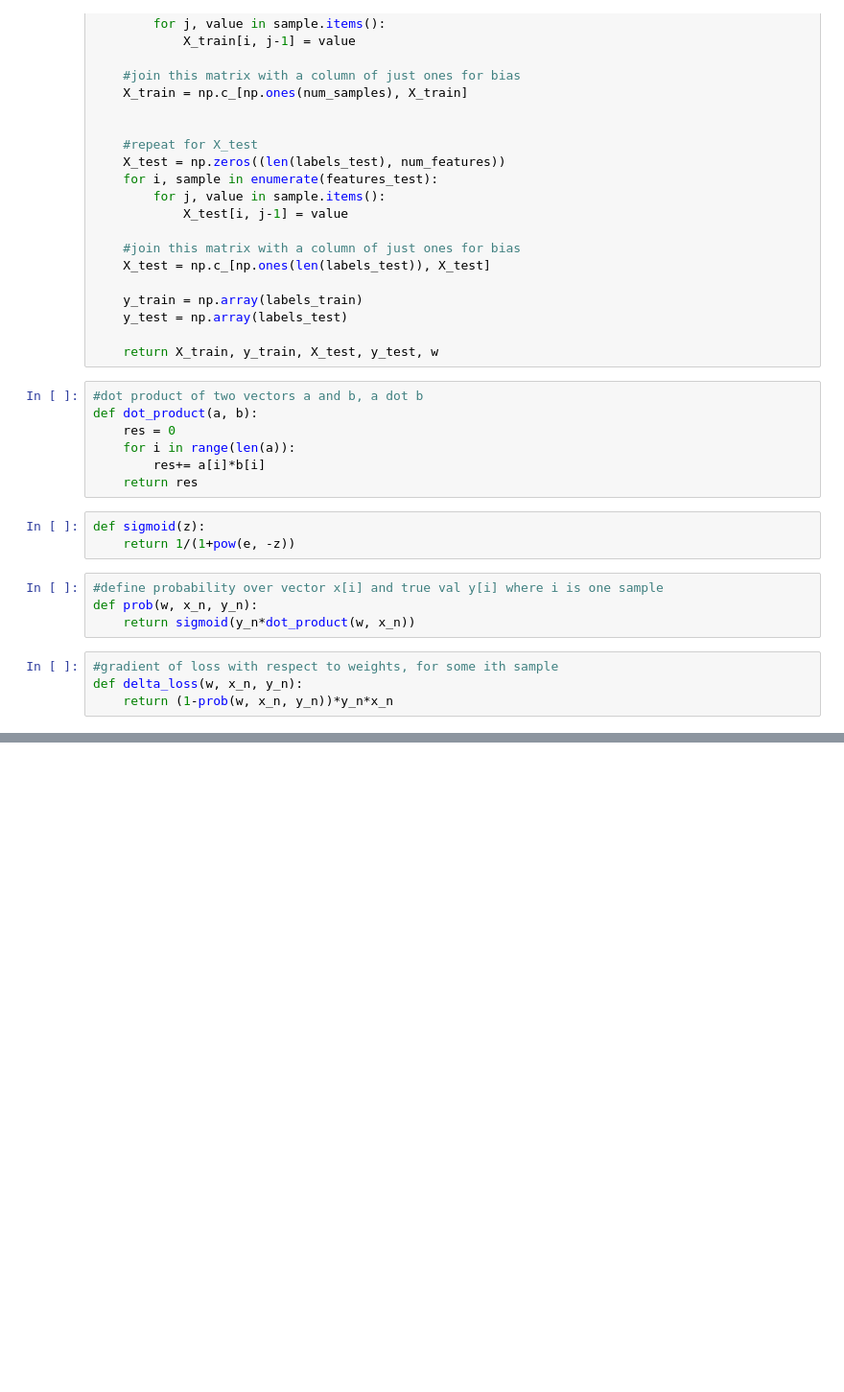
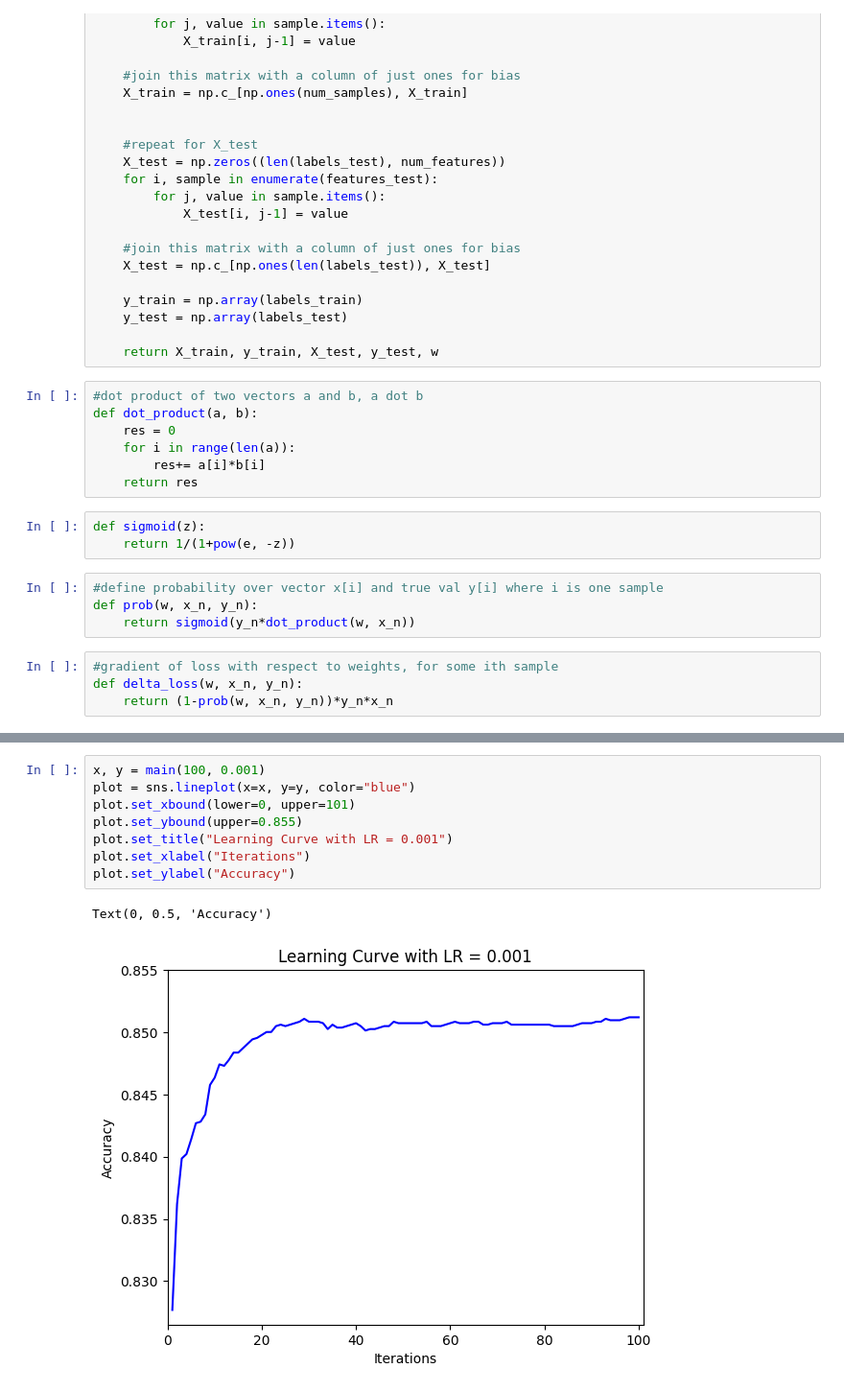
Before and after one commit to lin-yang-2713/ai-mini-projects, a Jupyter notebook: hw5/logit_regression.ipynb, the cells around one changed output, grey strips where cells are left out. Shown at 96% size. Cells and saved outputs as stored; diff of their text form; blank space fills up the shorter version.

```diff
--- a/hw5/logit_regression.ipynb
+++ b/hw5/logit_regression.ipynb
@@ -131,0 +166,11 @@ main()
+# %%
+x, y = main(100, 0.001)
+plot = sns.lineplot(x=x, y=y, color="blue")
+plot.set_xbound(lower=0, upper=101)
+plot.set_ybound(upper=0.855)
+plot.set_title("Learning Curve with LR = 0.001")
+plot.set_xlabel("Iterations")
+plot.set_ylabel("Accuracy")
+# %% [output]
+Text(0, 0.5, 'Accuracy')
+[figure, added]
```
Also changed, not shown: parts of 10 cells of this notebook, 1 other file.
